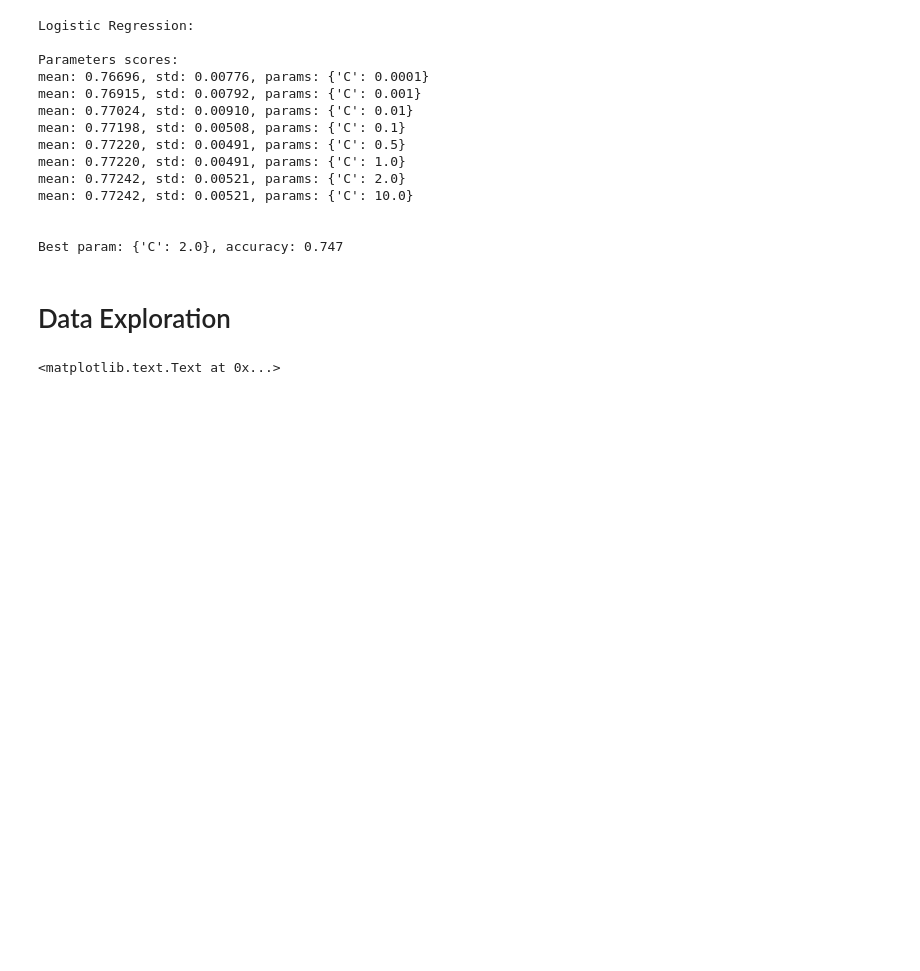
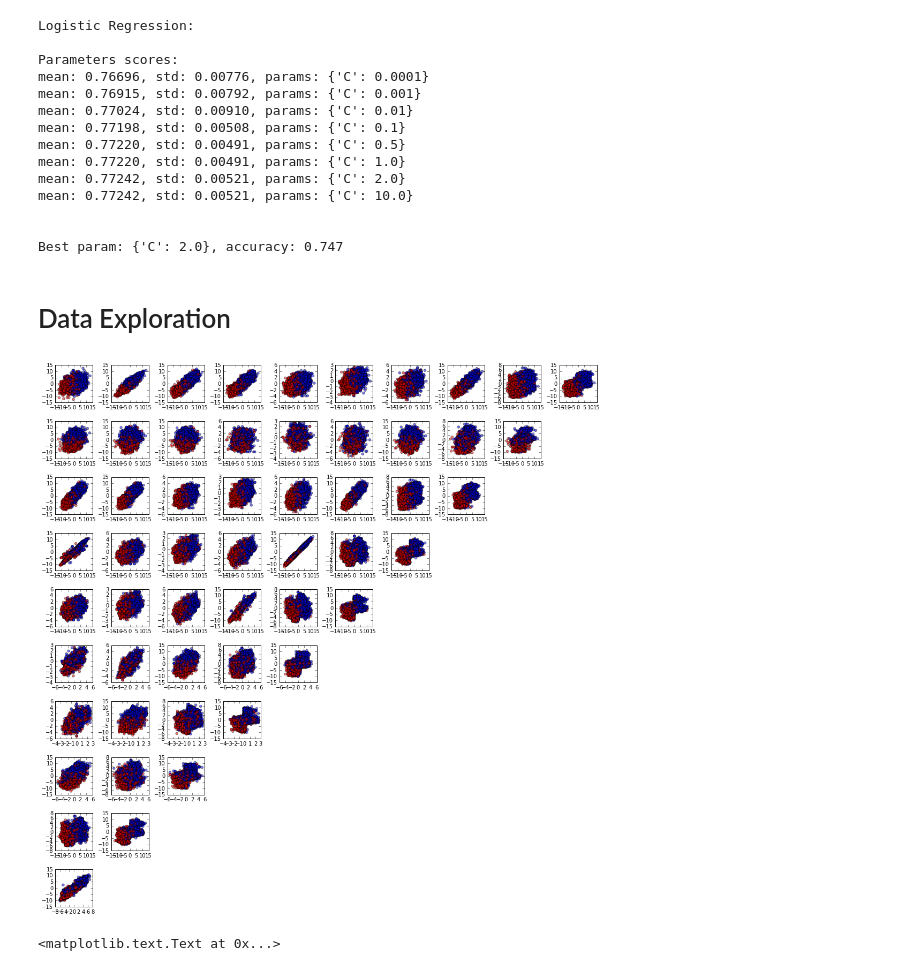
Before and after one commit to nickhamlin/mids_207_final_project, a Jupyter notebook: 207 Final Project - Byun, Chio, Danish, Hamlin, Pazo.ipynb, the cells around one changed output. Saved outputs shown, nothing was run; the diff lists cells and outputs as text; code cells hidden in the pictures; blank space fills up the shorter version.

Commit message:
Added Data Exploration

```diff
--- a/207 Final Project - Byun, Chio, Danish, Hamlin, Pazo.ipynb
+++ b/207 Final Project - Byun, Chio, Danish, Hamlin, Pazo.ipynb
@@ -153,8 +154,27 @@ mean: 0.77242, std: 0.00521, params: {'C': 10.0}
 
 
 Best param: {'C': 2.0}, accuracy: 0.747
+# %%
+def plot_two_dim_data(data, labels, first_dim=0, second_dim=1):
+    plt.scatter(data[:, first_dim], data[:, second_dim],
+          c=labels, cmap=ListedColormap(['red', 'blue']), alpha=0.5)
+
+def plot_combinatory_two_dim_data(data, labels):
+    plt.figure(figsize=(20, 20))
+    features_len = data.shape[1]
+    for i in range(0, features_len):
+        c = 1
+        for j in range(i+1, features_len):
+            plt.subplot(features_len, features_len, (i+1)*features_len + c)
+            plt.subplots_adjust(wspace=0.5, hspace=0.5)
+            plot_two_dim_data(data, labels, i, j)
+            c += 1
 # %% [markdown]
 # Data Exploration
+# %%
+plot_combinatory_two_dim_data(train_data_transformed, train_labels)
+# %% [output]
+[figure, added]
 # %%
 # creating plots of our raw data for the training data
 fig = plt.figure(figsize=(40,220))
```
Also changed, not shown: parts of 1 cell of this notebook.
